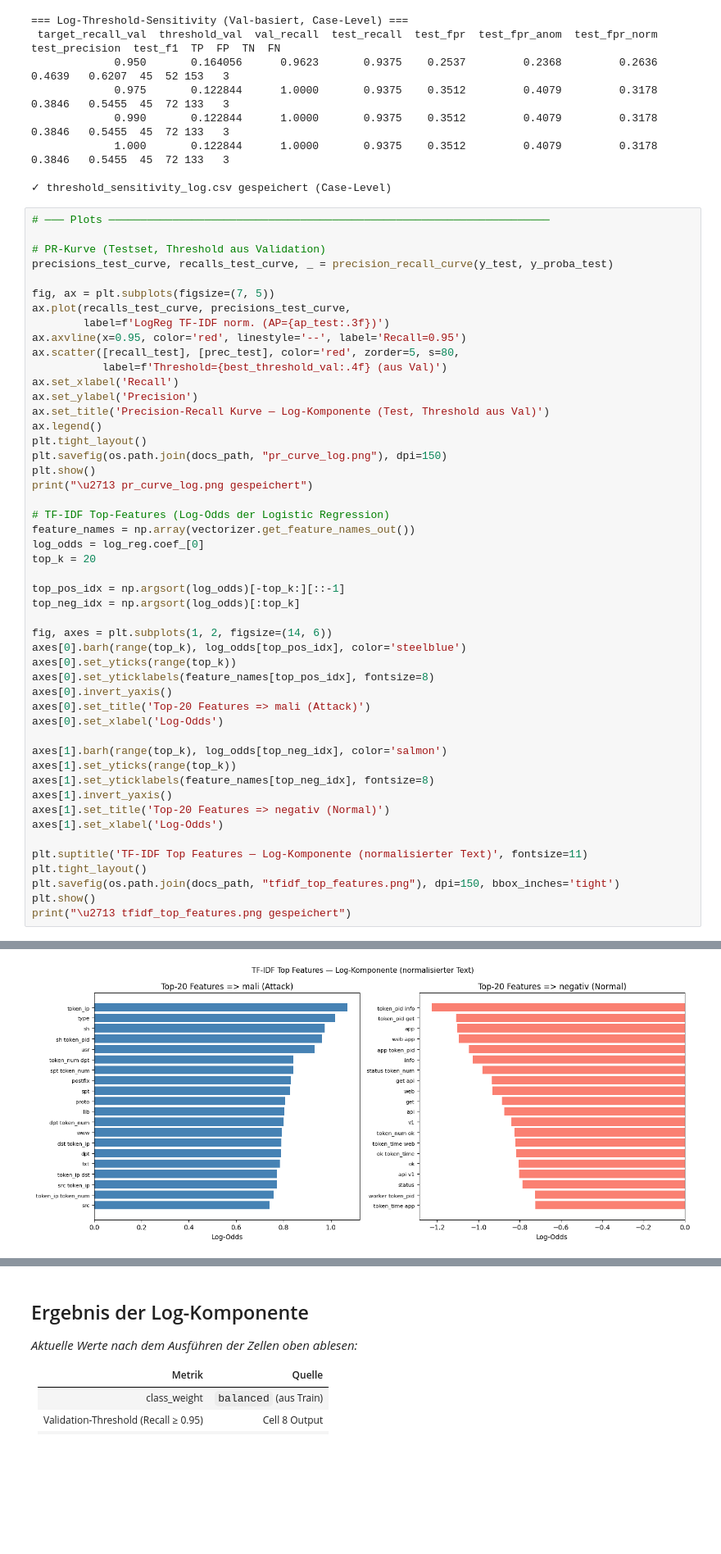
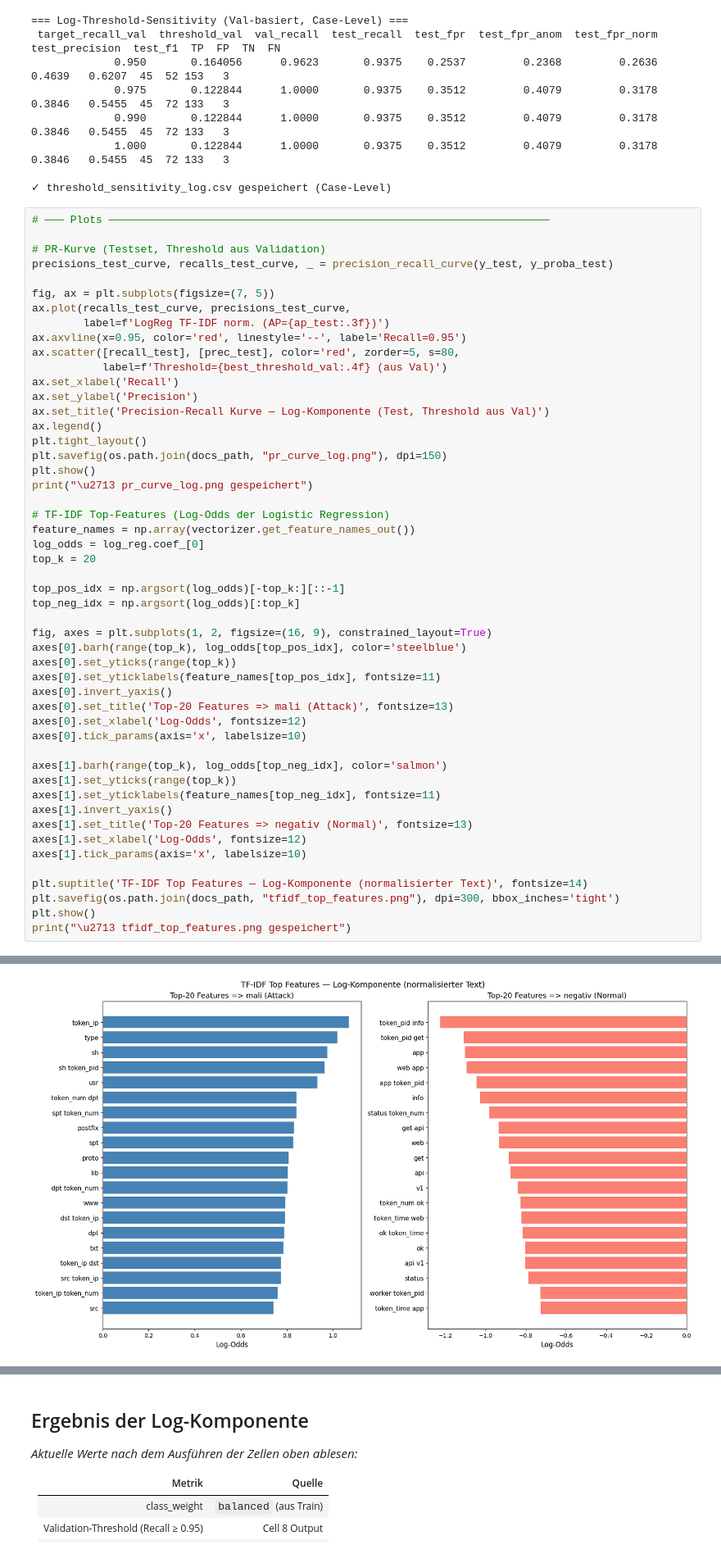
Before and after one commit to Nirosh04/bachelorarbeit-cloudanobench, a Jupyter notebook: notebooks/03_log_component.ipynb, the cells around one changed output, grey strips where cells are left out. Shown at 82% size. Cells and saved outputs as stored; diff of their text form; blank space fills up the shorter version.

```diff
--- a/notebooks/03_log_component.ipynb
+++ b/notebooks/03_log_component.ipynb
@@ -483,44 +483,45 @@ ax.scatter([recall_test], [prec_test], color='red', zorder=5, s=80,
 ax.set_xlabel('Recall')
 ax.set_ylabel('Precision')
 ax.set_title('Precision-Recall Kurve — Log-Komponente (Test, Threshold aus Val)')
 ax.legend()
 plt.tight_layout()
 plt.savefig(os.path.join(docs_path, "pr_curve_log.png"), dpi=150)
 plt.show()
 print("\u2713 pr_curve_log.png gespeichert")
 
 # TF-IDF Top-Features (Log-Odds der Logistic Regression)
 feature_names = np.array(vectorizer.get_feature_names_out())
 log_odds = log_reg.coef_[0]
 top_k = 20
 
 top_pos_idx = np.argsort(log_odds)[-top_k:][::-1]
 top_neg_idx = np.argsort(log_odds)[:top_k]
 
-fig, axes = plt.subplots(1, 2, figsize=(14, 6))
+fig, axes = plt.subplots(1, 2, figsize=(16, 9), constrained_layout=True)
 axes[0].barh(range(top_k), log_odds[top_pos_idx], color='steelblue')
 axes[0].set_yticks(range(top_k))
-axes[0].set_yticklabels(feature_names[top_pos_idx], fontsize=8)
+axes[0].set_yticklabels(feature_names[top_pos_idx], fontsize=11)
 axes[0].invert_yaxis()
-axes[0].set_title('Top-20 Features => mali (Attack)')
-axes[0].set_xlabel('Log-Odds')
+axes[0].set_title('Top-20 Features => mali (Attack)', fontsize=13)
+axes[0].set_xlabel('Log-Odds', fontsize=12)
+axes[0].tick_params(axis='x', labelsize=10)
 
 axes[1].barh(range(top_k), log_odds[top_neg_idx], color='salmon')
 axes[1].set_yticks(range(top_k))
-axes[1].set_yticklabels(feature_names[top_neg_idx], fontsize=8)
+axes[1].set_yticklabels(feature_names[top_neg_idx], fontsize=11)
 axes[1].invert_yaxis()
-axes[1].set_title('Top-20 Features => negativ (Normal)')
-axes[1].set_xlabel('Log-Odds')
+axes[1].set_title('Top-20 Features => negativ (Normal)', fontsize=13)
+axes[1].set_xlabel('Log-Odds', fontsize=12)
+axes[1].tick_params(axis='x', labelsize=10)
 
-plt.suptitle('TF-IDF Top Features — Log-Komponente (normalisierter Text)', fontsize=11)
-plt.tight_layout()
-plt.savefig(os.path.join(docs_path, "tfidf_top_features.png"), dpi=150, bbox_inches='tight')
+plt.suptitle('TF-IDF Top Features — Log-Komponente (normalisierter Text)', fontsize=14)
+plt.savefig(os.path.join(docs_path, "tfidf_top_features.png"), dpi=300, bbox_inches='tight')
 plt.show()
 print("\u2713 tfidf_top_features.png gespeichert")
 # %% [output]
 [figure]
 ✓ pr_curve_log.png gespeichert
-[figure, old version]
+[figure, new version]
 ✓ tfidf_top_features.png gespeichert
 # %% [markdown]
 ## Ergebnis der Log-Komponente
```
Also changed, not shown: 12 other files.
